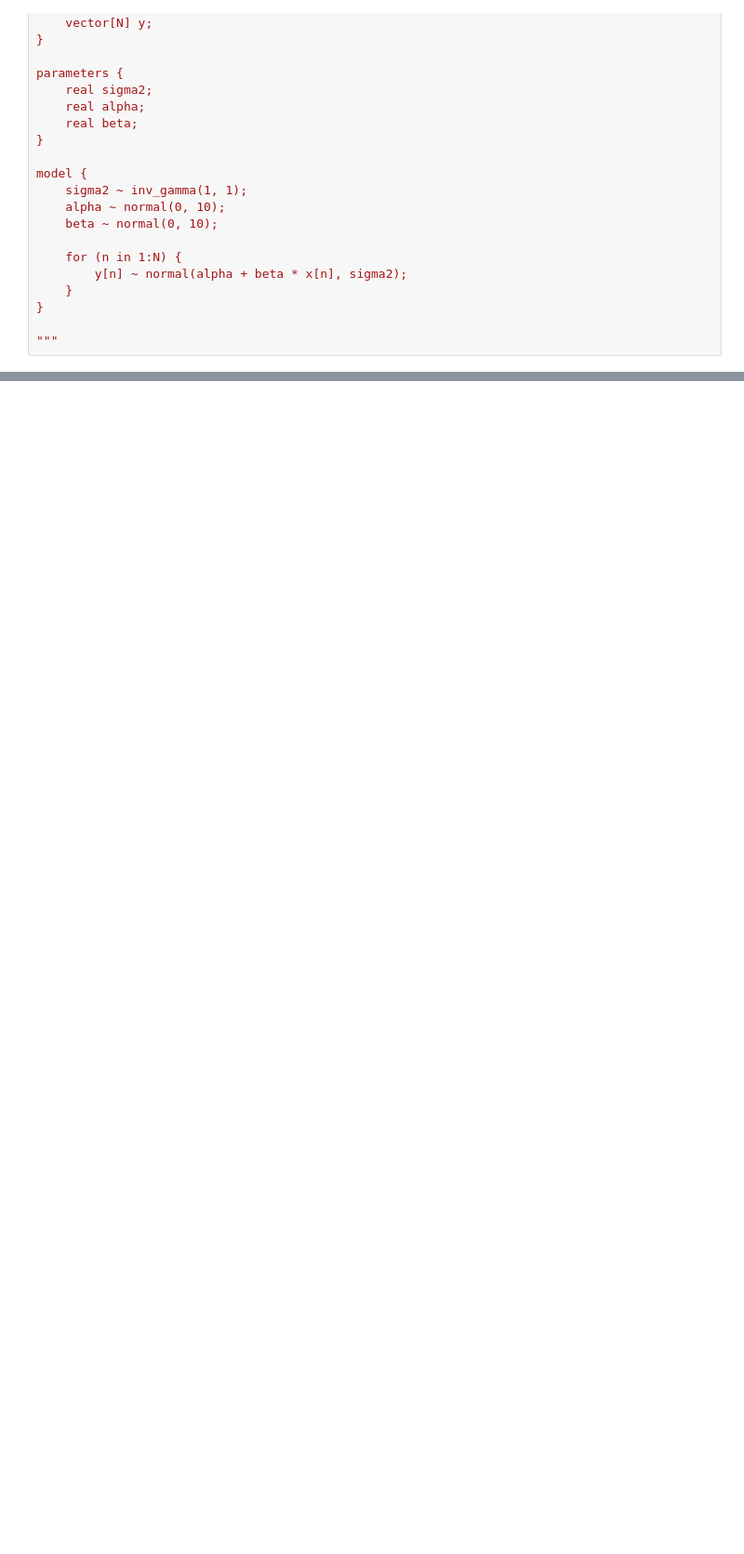
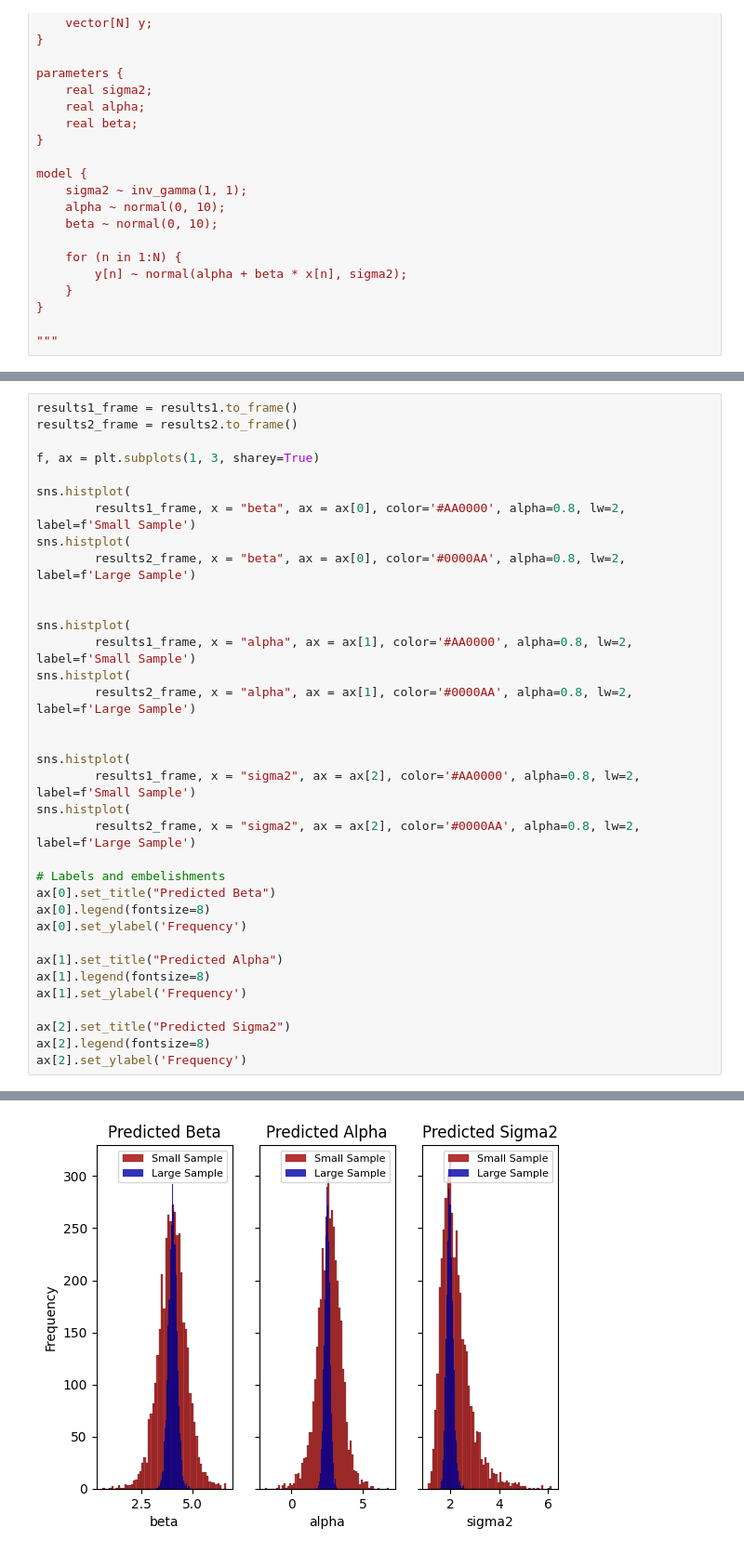
Before and after one commit to NightHydra/CognitiveModelingHomework, a Jupyter notebook: Homeworks/HW3/hw_3_problem5.ipynb, the cells around one changed output, grey strips where cells are left out. Shown at 93% size. Drawn from its saved outputs; the diff is of its cells as text; blank space fills up the shorter version.

```diff
--- a/Homeworks/HW3/hw_3_problem5.ipynb
+++ b/Homeworks/HW3/hw_3_problem5.ipynb
@@ -146,0 +158,36 @@ Error:
+# %%
+results1_frame = results1.to_frame()
+results2_frame = results2.to_frame()
+
+f, ax = plt.subplots(1, 3, sharey=True)
+
+sns.histplot(
+        results1_frame, x = "beta", ax = ax[0], color='#AA0000', alpha=0.8, lw=2, label=f'Small Sample')
+sns.histplot(
+        results2_frame, x = "beta", ax = ax[0], color='#0000AA', alpha=0.8, lw=2, label=f'Large Sample')
+
+
+sns.histplot(
+        results1_frame, x = "alpha", ax = ax[1], color='#AA0000', alpha=0.8, lw=2, label=f'Small Sample')
+sns.histplot(
+        results2_frame, x = "alpha", ax = ax[1], color='#0000AA', alpha=0.8, lw=2, label=f'Large Sample')
+
+
+sns.histplot(
+        results1_frame, x = "sigma2", ax = ax[2], color='#AA0000', alpha=0.8, lw=2, label=f'Small Sample')
+sns.histplot(
+        results2_frame, x = "sigma2", ax = ax[2], color='#0000AA', alpha=0.8, lw=2, label=f'Large Sample')
+
+# Labels and embelishments
+ax[0].set_title("Predicted Beta")
+ax[0].legend(fontsize=8)
+ax[0].set_ylabel('Frequency')
+
+ax[1].set_title("Predicted Alpha")
+ax[1].legend(fontsize=8)
+ax[1].set_ylabel('Frequency')
+
+ax[2].set_title("Predicted Sigma2")
+ax[2].legend(fontsize=8)
+ax[2].set_ylabel('Frequency')
+# %% [output]
@@ -146,0 +195 @@ Error:
+[figure, added]
```
Also changed, not shown: parts of 7 cells of this notebook, 1 other file.
